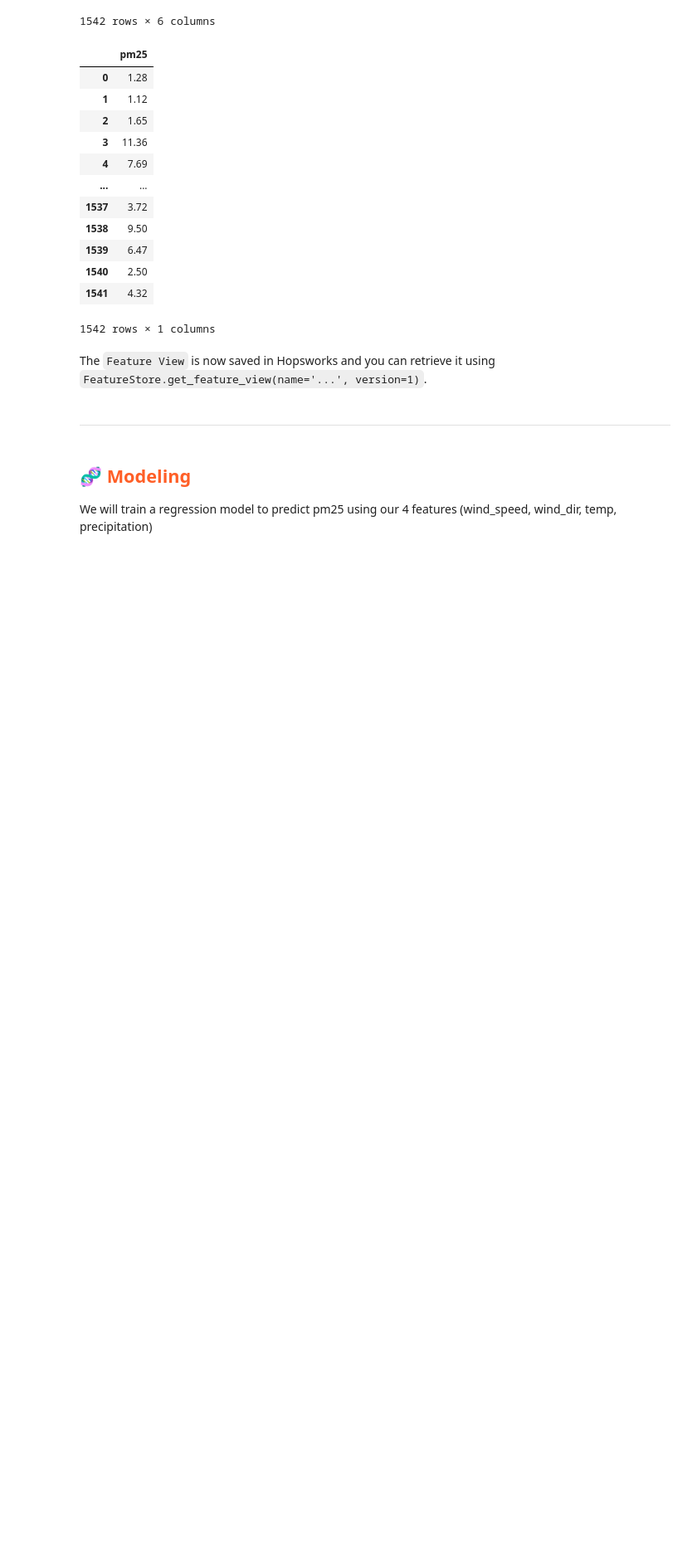
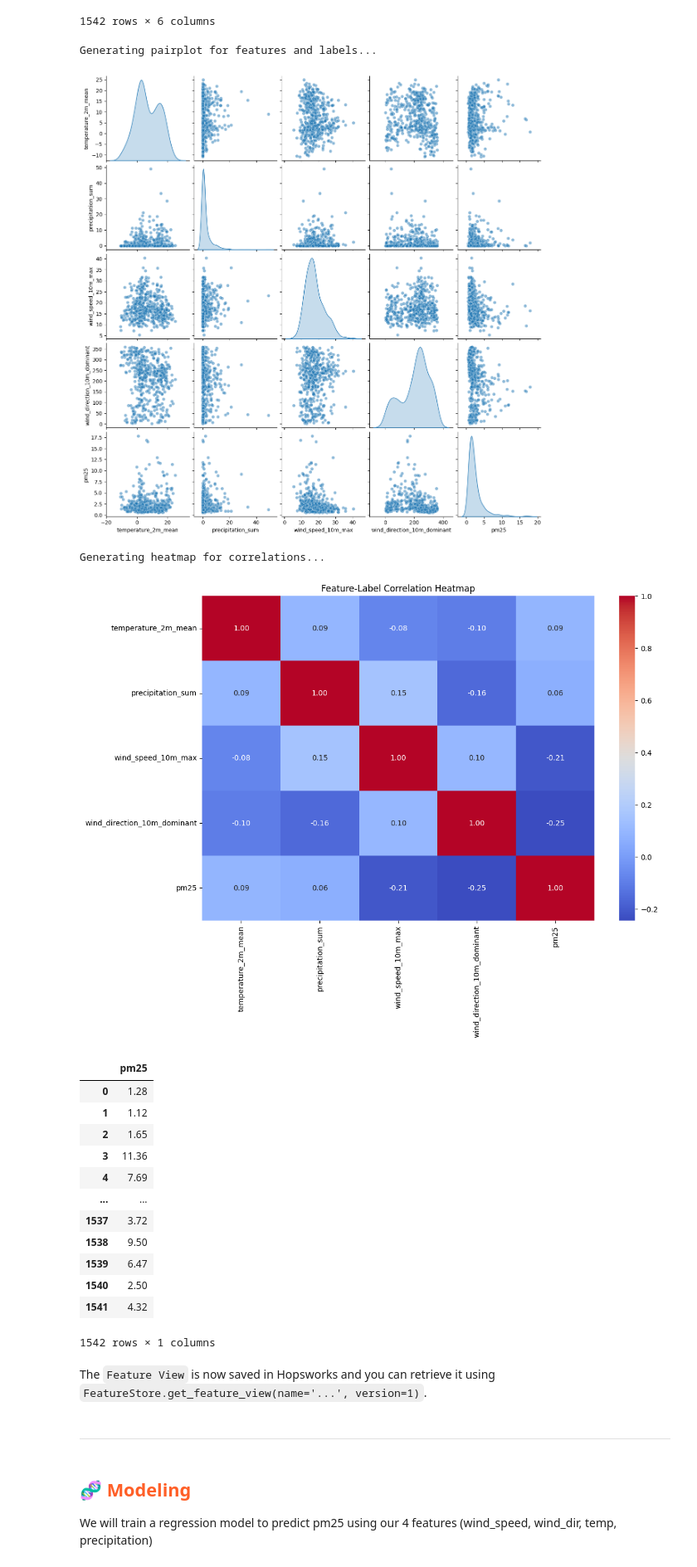
Before and after one commit to Eugenius0/air-quality-prediction-service, a Jupyter notebook: notebooks/ch03/3_air_quality_training_pipeline.ipynb, the cells around one changed output. Shown at 83% size. Cells and saved outputs as stored; diff of their text form; code cells hidden in the pictures; blank space fills up the shorter version.

```diff
--- a/notebooks/ch03/3_air_quality_training_pipeline.ipynb
+++ b/notebooks/ch03/3_air_quality_training_pipeline.ipynb
@@ -130,6 +130,51 @@ X_train
 
 train_features = X_train.drop(['date', 'city'], axis=1)
 test_features = X_test.drop(['date', 'city'], axis=1)
+# %%
+import pandas as pd
+import matplotlib.pyplot as plt
+import seaborn as sns
+
+def plot_features_and_labels(features_df, labels_df, sample_size=500):
+    """
+    Plots features and labels together.
+
+    Args:
+        features_df (pd.DataFrame): DataFrame containing feature columns.
+        labels_df (pd.DataFrame): DataFrame or Series containing labels.
+        sample_size (int): Number of rows to sample for plotting (default is 500).
+    """
+    # Ensure labels are a DataFrame for consistency
+    if isinstance(labels_df, pd.Series):
+        labels_df = labels_df.to_frame()
+
+    # Sample data for better visualization if too large
+    if features_df.shape[0] > sample_size:
+        features_df = features_df.sample(sample_size, random_state=42)
+        labels_df = labels_df.loc[features_df.index]
+
+    # Combine features and labels for easier plotting
+    combined_df = pd.concat([features_df, labels_df], axis=1)
+
+    # Pairplot for numerical features and labels
+    print("Generating pairplot for features and labels...")
+    sns.pairplot(combined_df, diag_kind='kde', plot_kws={'alpha': 0.5})
+    plt.show()
+
+    # Heatmap for correlations (optional)
+    print("Generating heatmap for correlations...")
+    plt.figure(figsize=(12, 8))
+    corr_matrix = combined_df.corr()
+    sns.heatmap(corr_matrix, annot=True, fmt='.2f', cmap='coolwarm', cbar=True)
+    plt.title("Feature-Label Correlation Heatmap")
+    plt.show()
+
+plot_features_and_labels(train_features, y_train)
+# %% [output]
+Generating pairplot for features and labels...
+[figure, added]
+Generating heatmap for correlations...
+[figure, added]
 # %%
 y_train
 # %% [output]
```
Also changed, not shown: parts of 4 cells of this notebook.
